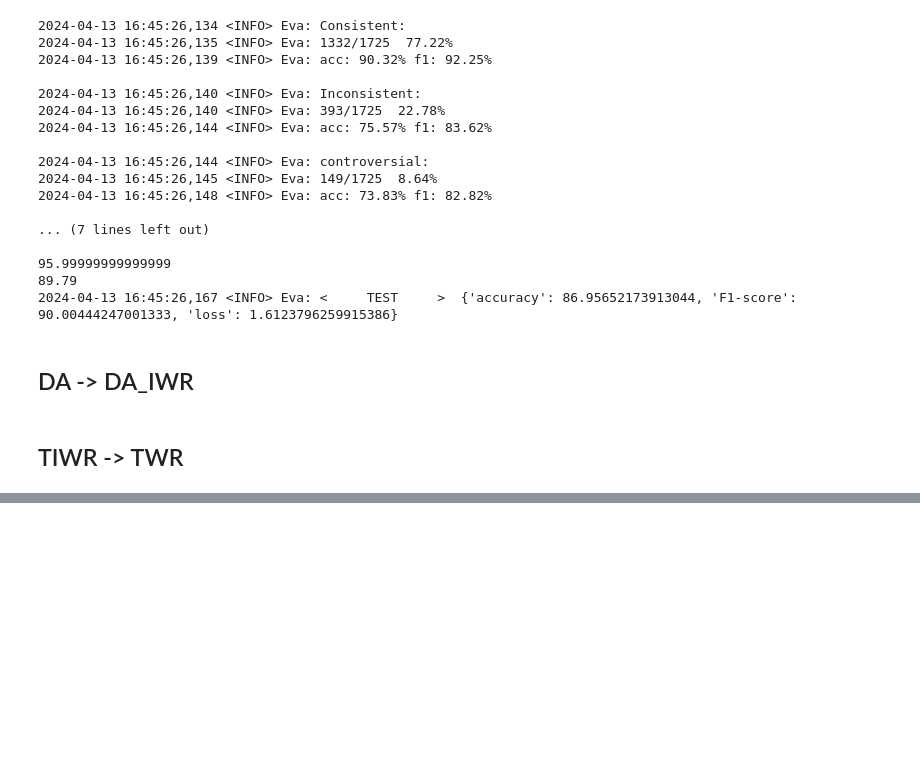
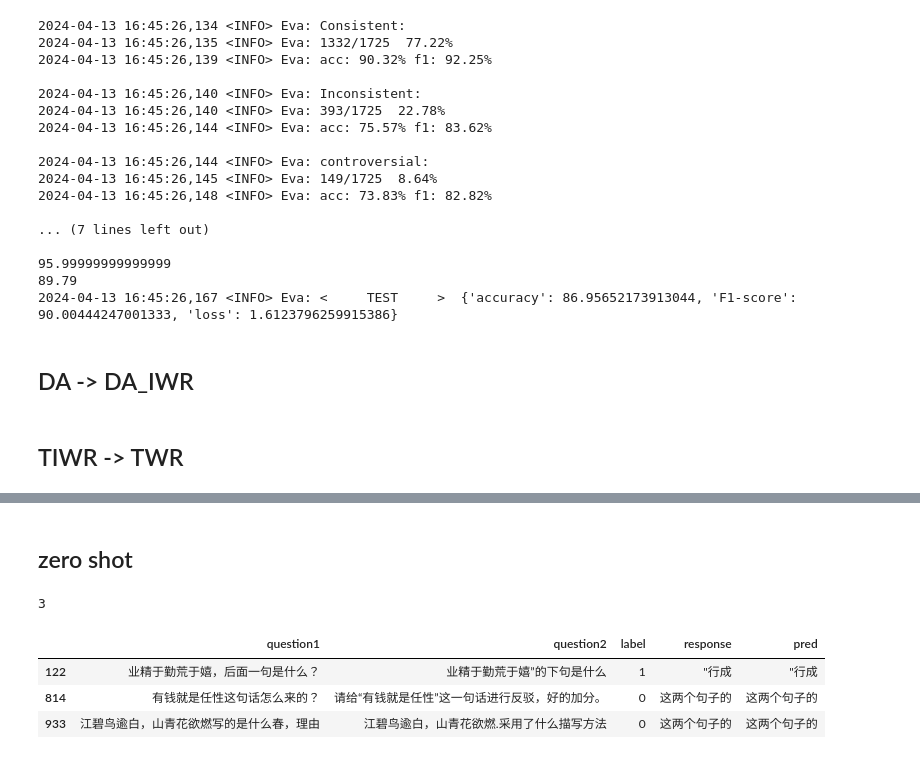
Before and after one commit to JJVVVV/CCSL, a Jupyter notebook: aio.ipynb, the cells around one changed output, grey strips where cells are left out. Saved outputs shown, nothing was run; the diff lists cells and outputs as text; code cells hidden in the pictures; blank space fills up the shorter version.

```diff
--- a/aio.ipynb
+++ b/aio.ipynb
@@ -1749,0 +1856,19 @@ pp(dict(map(lambda x: (x[0], sum(x[1])/len(x[1])), ret.items())))
+# %%
+from transformers import AutoModelForCausalLM, AutoTokenizer
+from transformers.generation import GenerationConfig
+import torch
+
+model_dir = "../pretrained/qwen-14b-chat/"
+# Note: The default behavior now has injection attack prevention off.
+tokenizer = AutoTokenizer.from_pretrained(model_dir, trust_remote_code=True)
+
+# use bf16
+# model = AutoModelForCausalLM.from_pretrained("Qwen/Qwen-14B-Chat", device_map="auto", trust_remote_code=True, bf16=True).eval()
+# use fp16
+# model = AutoModelForCausalLM.from_pretrained("Qwen/Qwen-14B-Chat", device_map="auto", trust_remote_code=True, fp16=True).eval()
+# use cpu only
+# model = AutoModelForCausalLM.from_pretrained("Qwen/Qwen-14B-Chat", device_map="cpu", trust_remote_code=True).eval()
+# use auto mode, automatically select precision based on the device.
+model = AutoModelForCausalLM.from_pretrained(model_dir, trust_remote_code=True, torch_dtype="auto", low_cpu_mem_usage=True).eval()
+device = torch.device('cuda:1')
+model.to(device)
@@ -1749,0 +2199,22 @@ pp(dict(map(lambda x: (x[0], sum(x[1])/len(x[1])), ret.items())))
+# %% [markdown]
+## zero shot
+# %%
+import re
+def to_pred(response: str):
+    if re.search('yes|是', response, re.IGNORECASE):
+        return 1
+    elif re.search('no|否', response, re.IGNORECASE):
+        return 0
+    else:
+        return response
+
+df['pred'] = df['response'].map(to_pred)
+fail_mask = ~((df['pred']==1) | (df['pred']==0))
+print(sum(fail_mask))
+df[fail_mask].head()
+# %% [output]
+3
+|  | question1 | question2 | label | response | pred |
+| 122 | 业精于勤荒于嬉，后面一句是什么？ | 业精于勤荒于嬉”的下句是什么 | 1 | "行成 | "行成 |
+| 814 | 有钱就是任性这句话怎么来的？ | 请给“有钱就是任性”这一句话进行反驳，好的加分。 | 0 | 这两个句子的 | 这两个句子的 |
+| 933 | 江碧鸟逾白，山青花欲燃写的是什么春，理由 | 江碧鸟逾白，山青花欲燃.采用了什么描写方法 | 0 | 这两个句子的 | 这两个句子的 |
```
Also changed, not shown: parts of 12 cells of this notebook, 4 other files.
